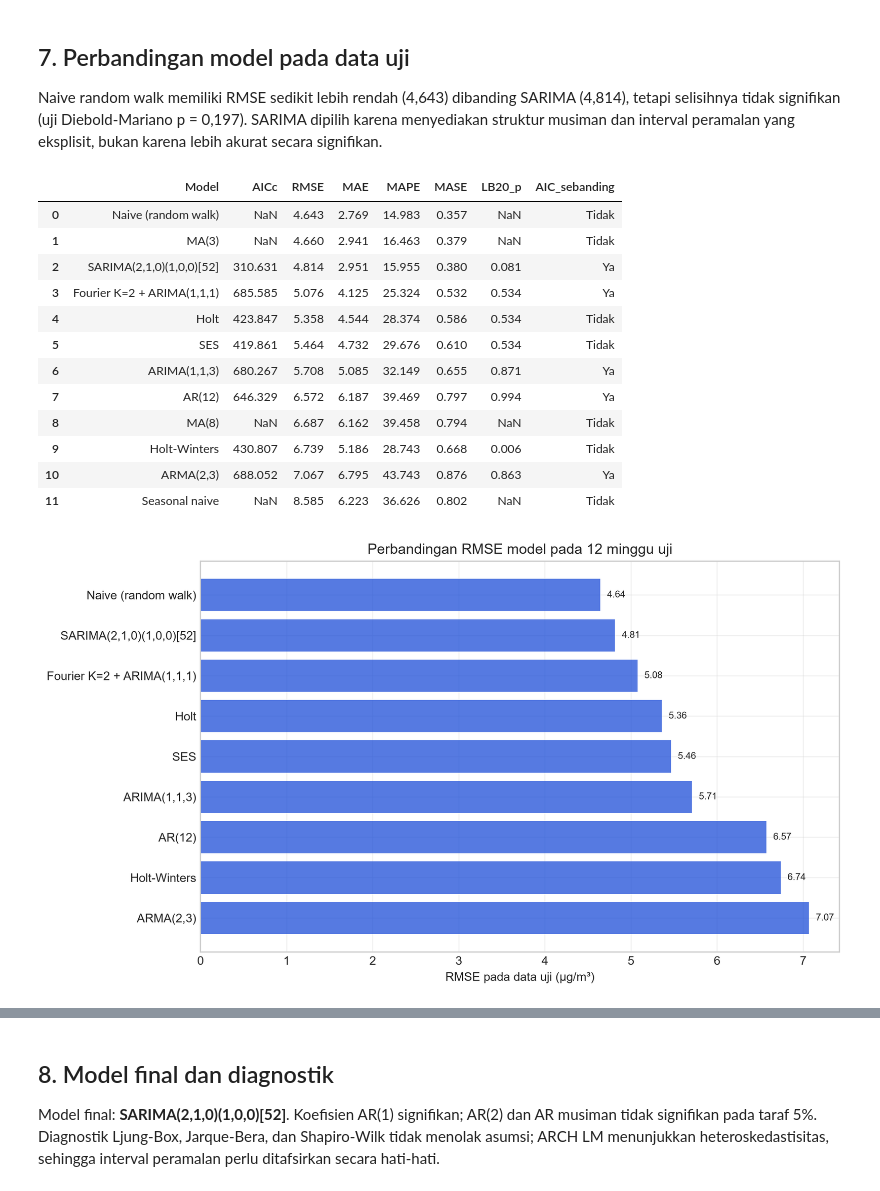
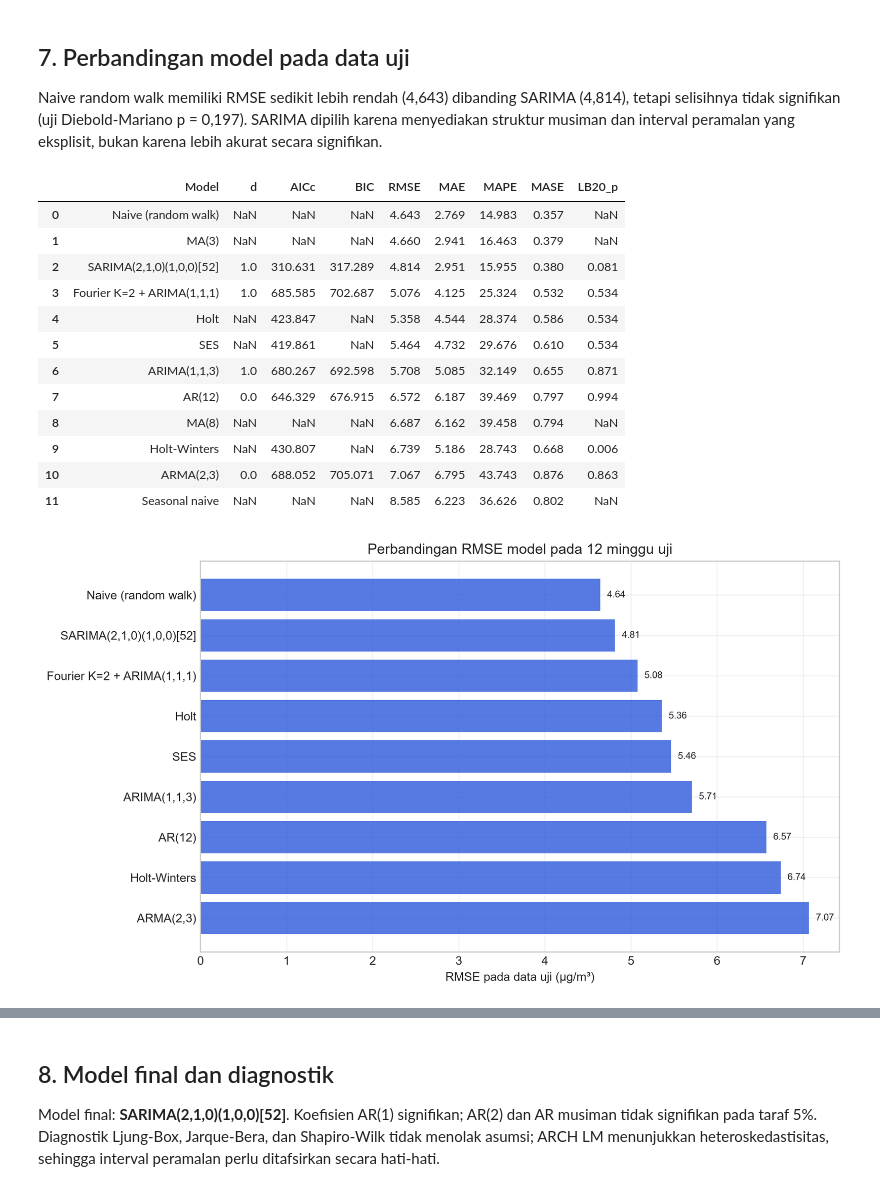
Before and after one commit to trishagarniss/adt-project, a Jupyter notebook: notebooks/01_analisis_pm25_surakarta.ipynb, the cells around one changed output, grey strips where cells are left out. Cells and saved outputs as stored; diff of their text form; code cells hidden in the pictures.

```diff
--- a/notebooks/01_analisis_pm25_surakarta.ipynb
+++ b/notebooks/01_analisis_pm25_surakarta.ipynb
@@ -195,24 +207,24 @@ for file, label in [
 Naive random walk memiliki RMSE sedikit lebih rendah (4,643) dibanding SARIMA (4,814), tetapi selisihnya tidak signifikan (uji Diebold-Mariano p = 0,197). SARIMA dipilih karena menyediakan struktur musiman dan interval peramalan yang eksplisit, bukan karena lebih akurat secara signifikan.
 # %%
 perbandingan = pd.read_csv(ROOT / "outputs" / "tables" / "model_comparison.csv")
-kolom = ["Model", "AICc", "RMSE", "MAE", "MAPE", "MASE", "LB20_p", "AIC_sebanding"]
+kolom = ["Model", "d", "AICc", "BIC", "RMSE", "MAE", "MAPE", "MASE", "LB20_p"]
 display(perbandingan[kolom].round(3))
 display(Image(filename=str(ROOT / "outputs" / "figures" / "fig06_model_rmse.png"), width=850))
 display(Image(filename=str(ROOT / "outputs" / "figures" / "fig07_test_forecasts.png"), width=900))
 # %% [output]
-|  | Model | AICc | RMSE | MAE | MAPE | MASE | LB20_p | AIC_sebanding |
-| 0 | Naive (random walk) | NaN | 4.643 | 2.769 | 14.983 | 0.357 | NaN | Tidak |
-| 1 | MA(3) | NaN | 4.660 | 2.941 | 16.463 | 0.379 | NaN | Tidak |
-| 2 | SARIMA(2,1,0)(1,0,0)[52] | 310.631 | 4.814 | 2.951 | 15.955 | 0.380 | 0.081 | Ya |
-| 3 | Fourier K=2 + ARIMA(1,1,1) | 685.585 | 5.076 | 4.125 | 25.324 | 0.532 | 0.534 | Ya |
-| 4 | Holt | 423.847 | 5.358 | 4.544 | 28.374 | 0.586 | 0.534 | Tidak |
-| 5 | SES | 419.861 | 5.464 | 4.732 | 29.676 | 0.610 | 0.534 | Tidak |
-| 6 | ARIMA(1,1,3) | 680.267 | 5.708 | 5.085 | 32.149 | 0.655 | 0.871 | Ya |
-| 7 | AR(12) | 646.329 | 6.572 | 6.187 | 39.469 | 0.797 | 0.994 | Ya |
-| 8 | MA(8) | NaN | 6.687 | 6.162 | 39.458 | 0.794 | NaN | Tidak |
-| 9 | Holt-Winters | 430.807 | 6.739 | 5.186 | 28.743 | 0.668 | 0.006 | Tidak |
-| 10 | ARMA(2,3) | 688.052 | 7.067 | 6.795 | 43.743 | 0.876 | 0.863 | Ya |
-| 11 | Seasonal naive | NaN | 8.585 | 6.223 | 36.626 | 0.802 | NaN | Tidak |
+|  | Model | d | AICc | BIC | RMSE | MAE | MAPE | MASE | LB20_p |
+| 0 | Naive (random walk) | NaN | NaN | NaN | 4.643 | 2.769 | 14.983 | 0.357 | NaN |
+| 1 | MA(3) | NaN | NaN | NaN | 4.660 | 2.941 | 16.463 | 0.379 | NaN |
+| 2 | SARIMA(2,1,0)(1,0,0)[52] | 1.0 | 310.631 | 317.289 | 4.814 | 2.951 | 15.955 | 0.380 | 0.081 |
+| 3 | Fourier K=2 + ARIMA(1,1,1) | 1.0 | 685.585 | 702.687 | 5.076 | 4.125 | 25.324 | 0.532 | 0.534 |
+| 4 | Holt | NaN | 423.847 | NaN | 5.358 | 4.544 | 28.374 | 0.586 | 0.534 |
+| 5 | SES | NaN | 419.861 | NaN | 5.464 | 4.732 | 29.676 | 0.610 | 0.534 |
+| 6 | ARIMA(1,1,3) | 1.0 | 680.267 | 692.598 | 5.708 | 5.085 | 32.149 | 0.655 | 0.871 |
+| 7 | AR(12) | 0.0 | 646.329 | 676.915 | 6.572 | 6.187 | 39.469 | 0.797 | 0.994 |
+| 8 | MA(8) | NaN | NaN | NaN | 6.687 | 6.162 | 39.458 | 0.794 | NaN |
+| 9 | Holt-Winters | NaN | 430.807 | NaN | 6.739 | 5.186 | 28.743 | 0.668 | 0.006 |
+| 10 | ARMA(2,3) | 0.0 | 688.052 | 705.071 | 7.067 | 6.795 | 43.743 | 0.876 | 0.863 |
+| 11 | Seasonal naive | NaN | NaN | NaN | 8.585 | 6.223 | 36.626 | 0.802 | NaN |
 [figure]
 [figure]
 # %% [markdown]
```
Also changed, not shown: parts of 4 cells of this notebook, 13 other files.
